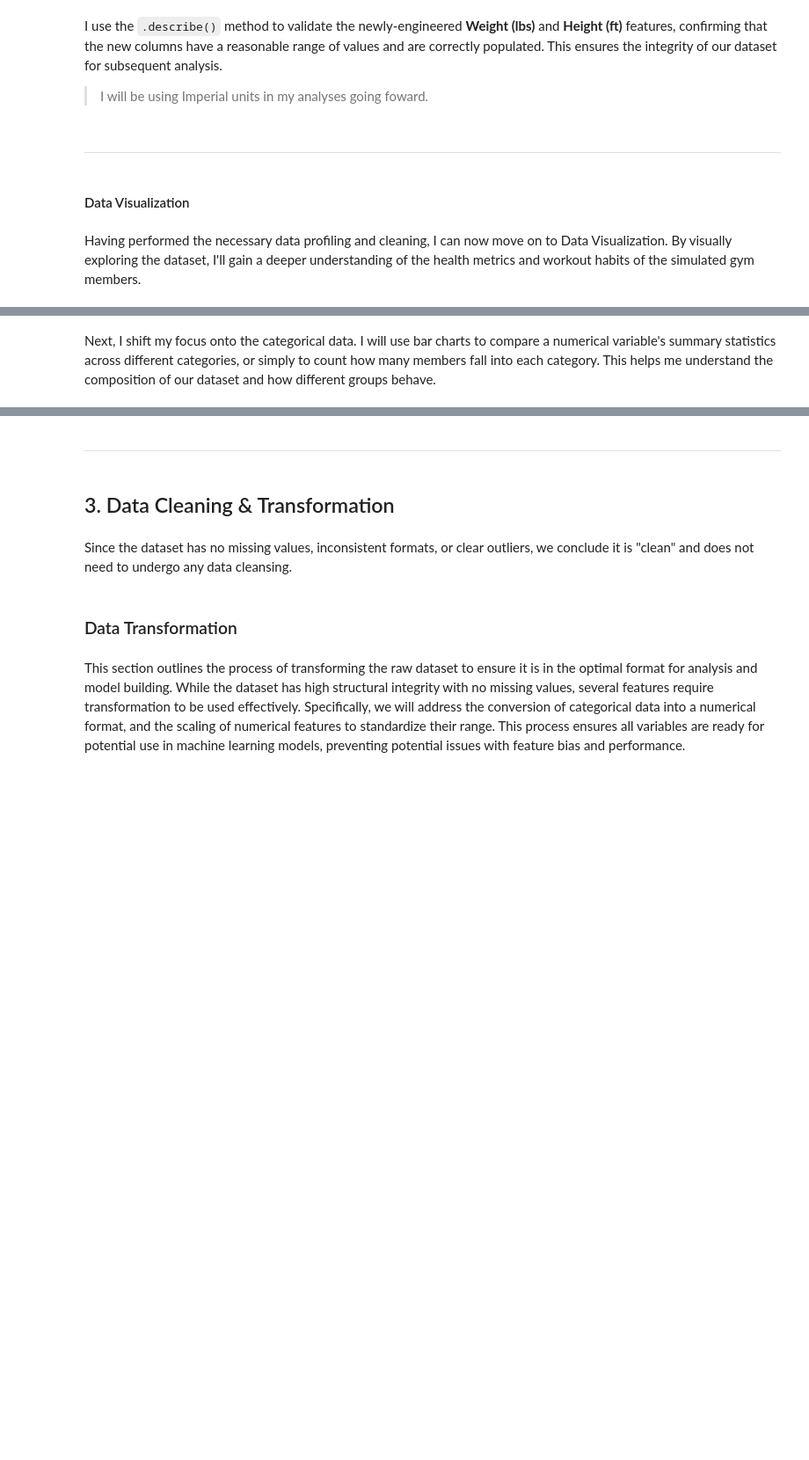
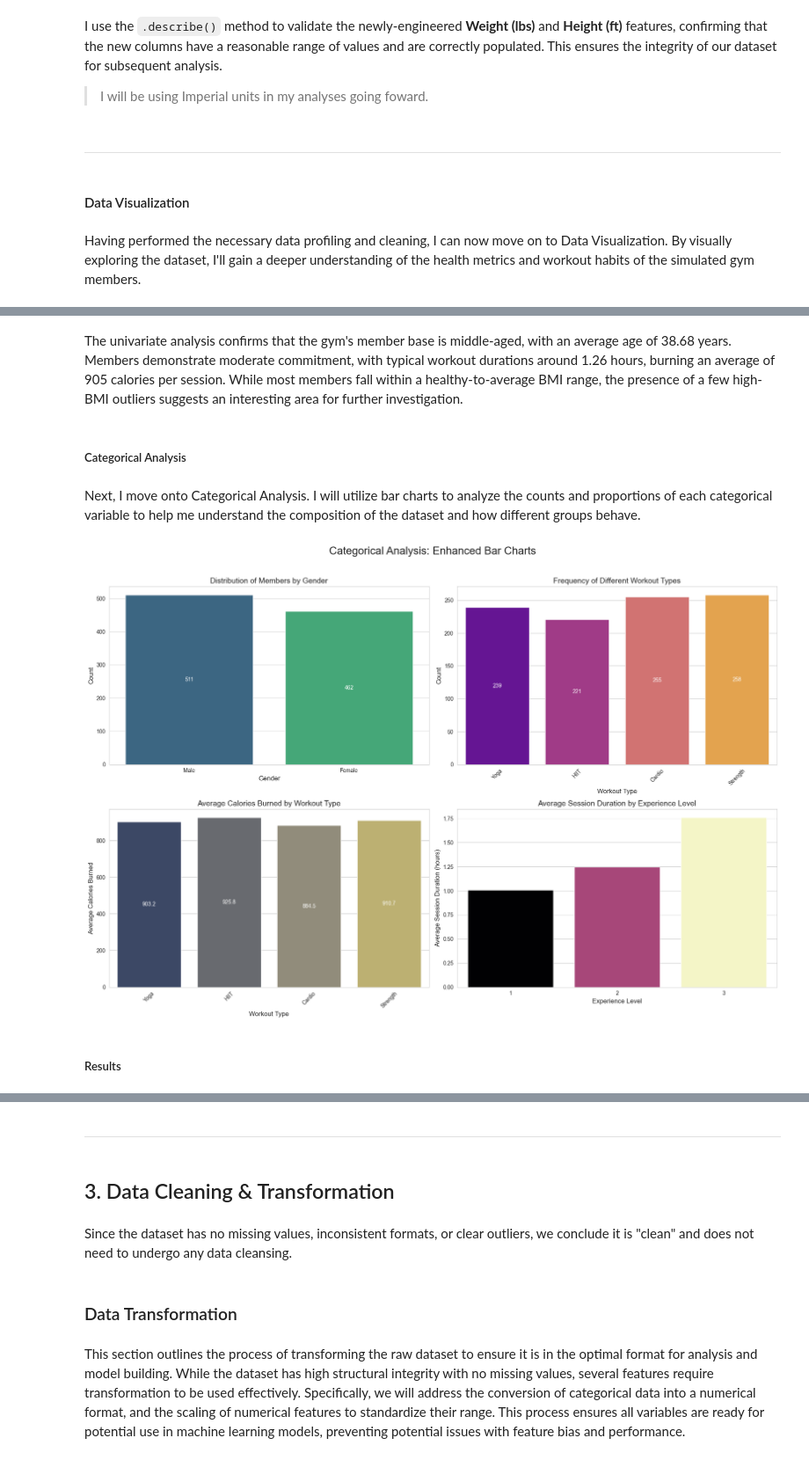
Before and after one commit to axelcabato/da-proj-1, a Jupyter notebook: 1stDAProject.ipynb, the cells around one changed output, grey strips where cells are left out. Shown: that part at 88% size. Drawn from its saved outputs; the diff is of its cells as text; code cells hidden in the pictures; blank space fills up the shorter version.

```diff
--- a/1stDAProject.ipynb
+++ b/1stDAProject.ipynb
@@ -140,7 +239,11 @@ plt.show()
+# %% [markdown]
+The univariate analysis confirms that the gym's member base is middle-aged, with an average age of 38.68 years. Members demonstrate moderate commitment, with typical workout durations around 1.26 hours, burning an average of 905 calories per session. While most members fall within a healthy-to-average BMI range, the presence of a few high-BMI outliers suggests an interesting area for further investigation.
+# %% [markdown]
+##### Categorical Analysis
 # %% [markdown]
-Next, I shift my focus onto the categorical data. I will use bar charts to compare a numerical variable's summary statistics across different categories, or simply to count how many members fall into each category. This helps me understand the composition of our dataset and how different groups behave.
+Next, I move onto Categorical Analysis. I will utilize bar charts to analyze the counts and proportions of each categorical variable to help me understand the composition of the dataset and how different groups behave.
 # %%
-def add_value_labels(ax, position='on_top', fmt='{:.0f}'):
+def add_value_labels(ax, position="on_top", fmt='{:.0f}'):
     """
     Adds value labels to each bar in a plot.
 
@@ -163,12 +266,15 @@ def add_value_labels(ax, position='on_top', fmt='{:.0f}'):
             # Position the text slightly above the bar
             y = height + 1
             # Add the text label
-            ax.text(x, y, fmt.format(height), ha='center', va='bottom', fontsize=10)
+            ax.text(x, y, fmt.format(height),
+                    ha='center', va='bottom', fontsize=10)
         elif position == 'within':
             # Position the text in the middle of the bar
             y = height / 2
             # Add the text label with white color for contrast
-            ax.text(x, y, fmt.format(height), ha='center', va='center', color='white', fontsize=10)
+            ax.text(x, y, fmt.format(height), ha='center',
+                    va='center', color='white', fontsize=10)
+
 
 def create_count_and_bar_charts(df):
     """
@@ -186,8 +292,9 @@ def create_count_and_bar_charts(df):
     axes = axes.flatten()
 
     # --- Plot 1: Count of Gender (Labels on top) ---
-    # Add hue=x to avoid the Seaborn deprecation warning.
-    sns.countplot(x='Gender', hue='Gender', data=df, ax=axes[0], palette='viridis')
+    # Add hue=x to avoid Seaborn deprecation warning.
+    sns.countplot(x='Gender', hue='Gender', data=df,
+                  ax=axes[0], palette='viridis')
     axes[0].set_title('Distribution of Members by Gender', fontsize=14)
     axes[0].set_xlabel('Gender', fontsize=12)
     axes[0].set_ylabel('Count', fontsize=12)
@@ -195,43 +302,53 @@ def create_count_and_bar_charts(df):
     add_value_labels(axes[0], position='within')
 
     # --- Plot 2: Count of Workout Type (Labels within) ---
-    # Add hue=x to avoid the Seaborn deprecation warning.
-    sns.countplot(x='Workout_Type', hue='Workout_Type', data=df, ax=axes[1], palette='plasma')
+    # Add hue=x to avoid Seaborn deprecation warning.
+    sns.countplot(x='Workout_Type', hue='Workout_Type',
+                  data=df, ax=axes[1], palette='plasma')
     axes[1].set_title('Frequency of Different Workout Types', fontsize=14)
     axes[1].set_xlabel('Workout Type', fontsize=12)
     axes[1].set_ylabel('Count', fontsize=12)
     # Rotate x-axis labels for readability
     axes[1].tick_params(axis='x', rotation=45)
     # Add labels using the utility function, placed within the bars
     add_value_labels(axes[1], position='within')
 
     # --- Plot 3: Average Calories Burned by Workout Type (Labels within) ---
-    # Add hue=x to avoid the Seaborn deprecation warning.
-    sns.barplot(x='Workout_Type', y='Calories_Burned', hue='Workout_Type', data=df, ax=axes[2], palette='cividis', errorbar=None)
+    # Add hue=x to avoid Seaborn deprecation warning.
+    sns.barplot(x='Workout_Type', y='Calories_Burned', hue='Workout_Type',
+                data=df, ax=axes[2], palette='cividis', errorbar=None)
     axes[2].set_title('Average Calories Burned by Workout Type', fontsize=14)
     axes[2].set_xlabel('Workout Type', fontsize=12)
     axes[2].set_ylabel('Average Calories Burned', fontsize=12)
     # Rotate x-axis labels for readability
     axes[2].tick_params(axis='x', rotation=45)
     # Add labels using the utility function, placed within, formatted to one decimal place
     add_value_labels(axes[2], position='within', fmt='{:.1f}')
 
     # --- Plot 4: Average Session Duration by Experience Level (Labels on top) ---
-    # Add hue=x to avoid the Seaborn deprecation warning.
-    sns.barplot(x='Experience_Level', y='Session_Duration (hours)', hue='Experience_Level', data=df, ax=axes[3], palette='magma', errorbar=None, legend=False)
-    axes[3].set_title('Average Session Duration by Experience Level', fontsize=14)
+    # Add hue=x to avoid Seaborn deprecation warning.
+    sns.barplot(x='Experience_Level', y='Session_Duration (hours)', hue='Experience_Level',
+                data=df, ax=axes[3], palette='magma', errorbar=None, legend=False)
+    axes[3].set_title(
+        'Average Session Duration by Experience Level', fontsize=14)
     axes[3].set_xlabel('Experience Level', fontsize=12)
     axes[3].set_ylabel('Average Session Duration (hours)', fontsize=12)
     # Ensure x-axis labels are integers
     axes[3].xaxis.set_major_locator(plt.MaxNLocator(integer=True))
 
     # Add a main title for the entire figure
-    fig.suptitle('Categorical Analysis: Enhanced Bar Charts', fontsize=20, y=1.02)
+    fig.suptitle('Categorical Analysis: Enhanced Bar Charts',
+                 fontsize=20, y=1.02)
 
     # Automatically adjust subplot parameters to give a tight layout
     plt.tight_layout()
 
     # Display the plots
     plt.show()
 
+
 create_count_and_bar_charts(df)
+# %% [output]
+[figure, added]
+# %% [markdown]
+##### Results
```
Also changed, not shown: parts of 17 cells of this notebook, 1 other file.
